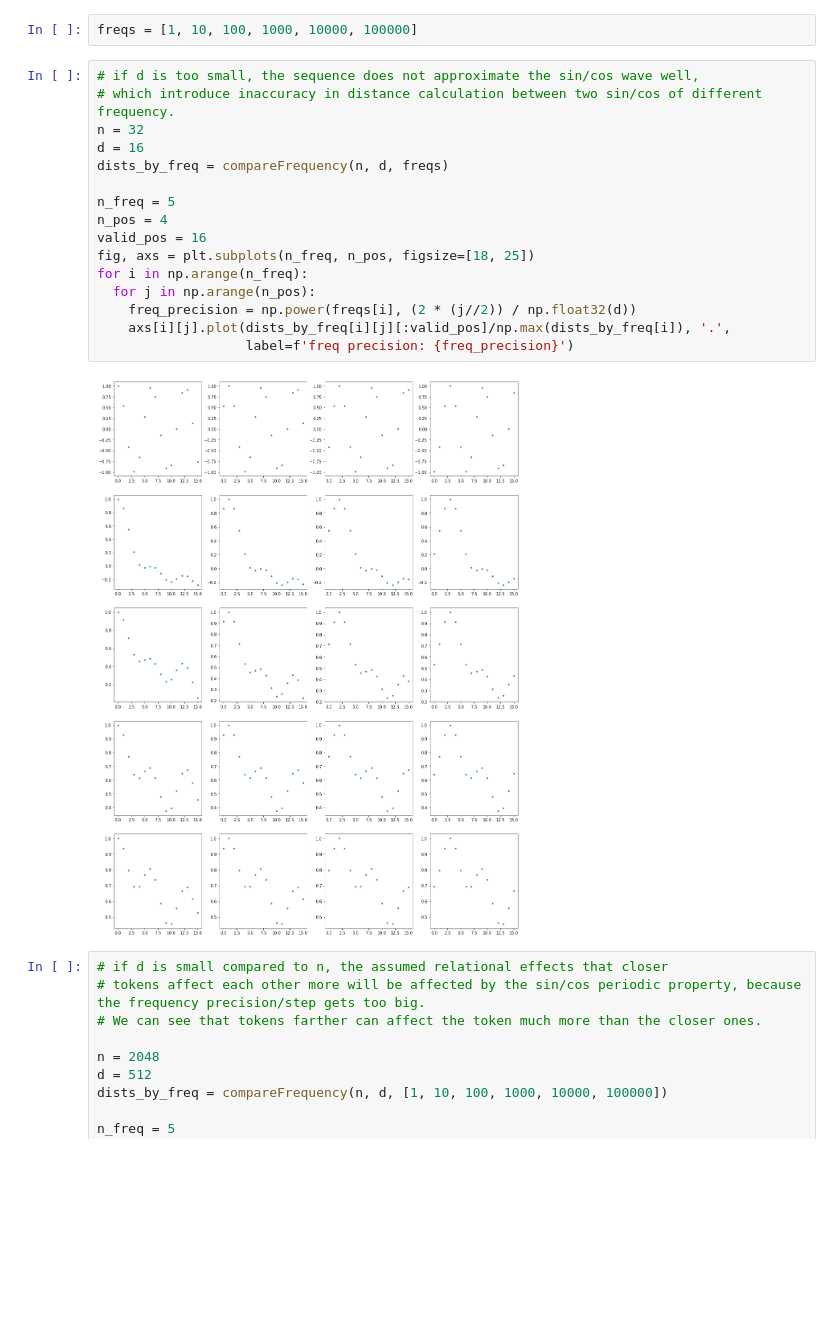
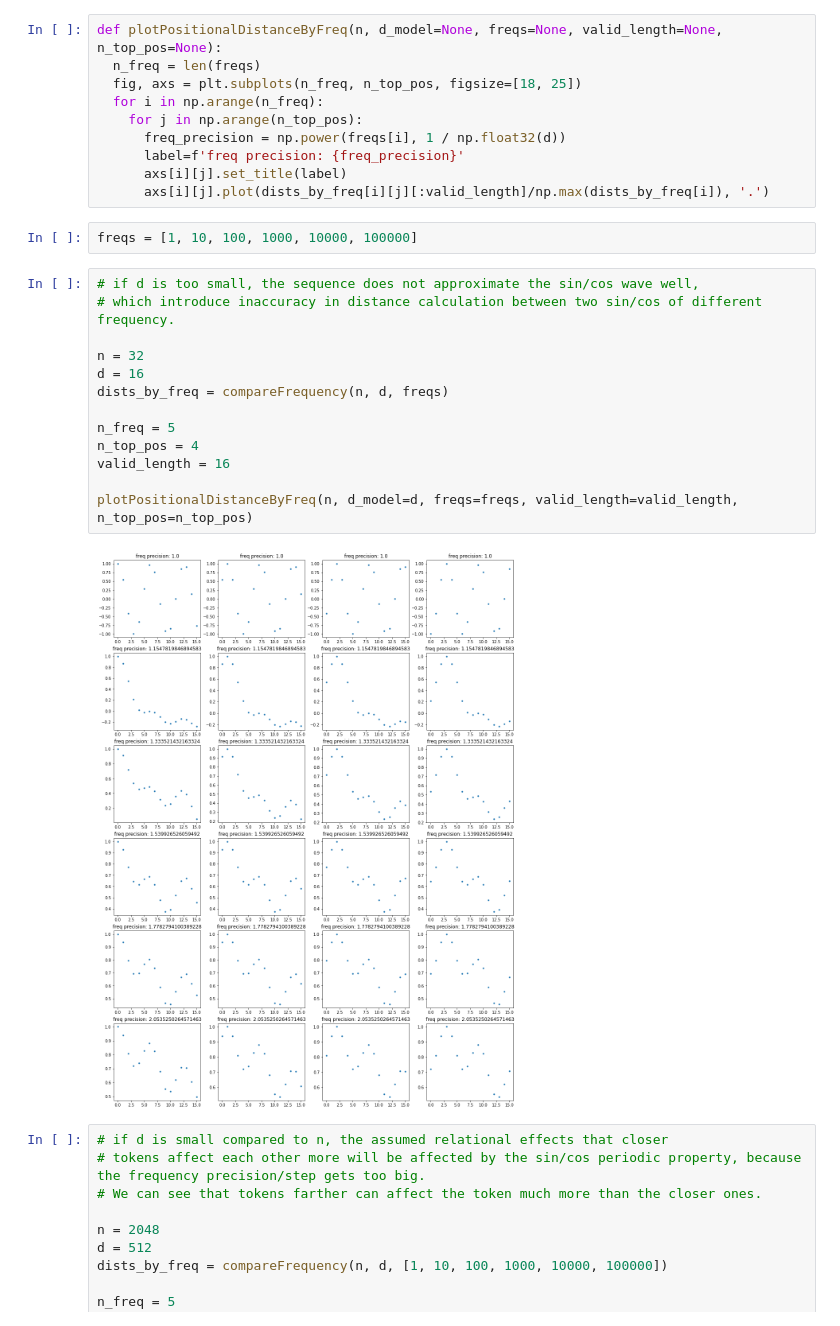
Before and after one commit to iouterspace/text_models, a Jupyter notebook: transformer_analysis.ipynb, the cells around one changed output. Saved outputs shown, nothing was run; the diff lists cells and outputs as text; blank space fills up the shorter version.

```diff
--- a/transformer_analysis.ipynb
+++ b/transformer_analysis.ipynb
@@ -52,23 +52,30 @@ Using the carrier modulation to integrate positional encoding, instead of encodi
+# %%
+def plotPositionalDistanceByFreq(n, d_model=None, freqs=None, valid_length=None, n_top_pos=None):
+  n_freq = len(freqs)
+  fig, axs = plt.subplots(n_freq, n_top_pos, figsize=[18, 25])
+  for i in np.arange(n_freq):
+    for j in np.arange(n_top_pos):
+      freq_precision = np.power(freqs[i], 1 / np.float32(d))
+      label=f'freq precision: {freq_precision}'
+      axs[i][j].set_title(label)
+      axs[i][j].plot(dists_by_freq[i][j][:valid_length]/np.max(dists_by_freq[i]), '.')
 # %%
 freqs = [1, 10, 100, 1000, 10000, 100000]
 # %%
 # if d is too small, the sequence does not approximate the sin/cos wave well,
 # which introduce inaccuracy in distance calculation between two sin/cos of different frequency.
+
 n = 32
 d = 16
 dists_by_freq = compareFrequency(n, d, freqs)
 
 n_freq = 5
-n_pos = 4
-valid_pos = 16
-fig, axs = plt.subplots(n_freq, n_pos, figsize=[18, 25])
-for i in np.arange(n_freq):
-  for j in np.arange(n_pos):
-    freq_precision = np.power(freqs[i], (2 * (j//2)) / np.float32(d))
-    axs[i][j].plot(dists_by_freq[i][j][:valid_pos]/np.max(dists_by_freq[i]), '.',
-                   label=f'freq precision: {freq_precision}')
+n_top_pos = 4
+valid_length = 16
+
+plotPositionalDistanceByFreq(n, d_model=d, freqs=freqs, valid_length=valid_length, n_top_pos=n_top_pos)
 # %% [output]
-[figure, old version]
+[figure, new version]
 # %%
 # if d is small compared to n, the assumed relational effects that closer
 # tokens affect each other more will be affected by the sin/cos periodic property, because the frequency precision/step gets too big.
```
Also changed, not shown: parts of 3 cells of this notebook.
